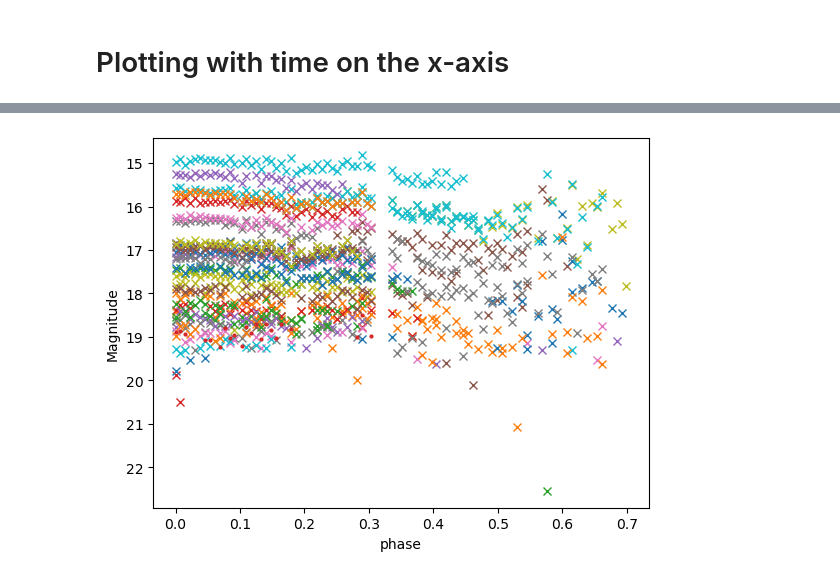
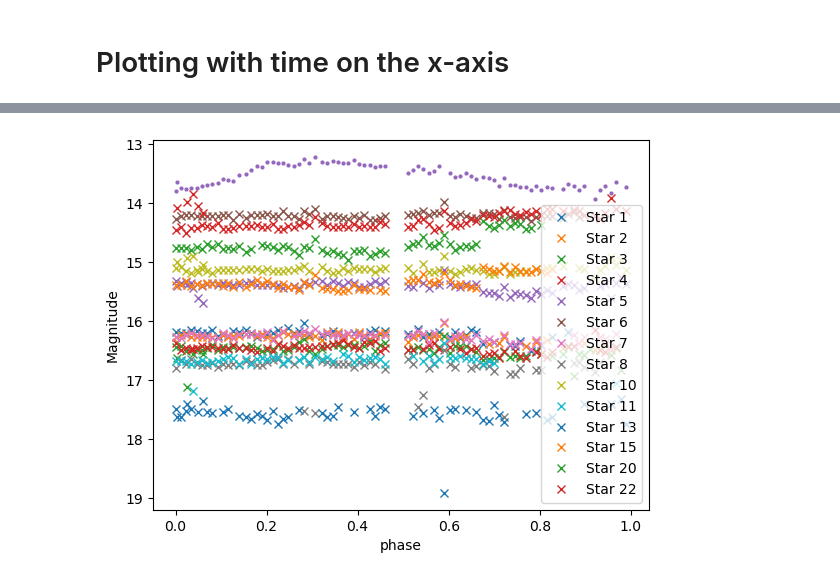
Before and after one commit to npi2015/Mphys-project, a Jupyter notebook: Notebooks/RZ_Cep_Red.ipynb, the cells around one changed output, grey strips where cells are left out. Drawn from its saved outputs; the diff is of its cells as text; code cells hidden in the pictures.

```diff
--- a/Notebooks/RZ_Cep_Red.ipynb
+++ b/Notebooks/RZ_Cep_Red.ipynb
@@ -367,5 +361,5 @@ for index, lst in enumerate(magnitude_list_standard_stars):
 # %%
-bad_stars_index = [0, 3, 4, 8, 9, 10, 13, 14, 16, 17, 18, 20, 21, 24, 27, 28, 29,30, 34, 36, 38, 39, 40, 41]
+bad_stars_index = [0,9,14,16,17,18,19,21,23]
 
 corrected_stars_index = [i for i in range(len(sources_first_array_no_duplicates)) if i not in bad_stars_index and i not in saturated_stars_and_RV_UMa]
 
@@ -410,0 +405,2 @@ plt.gca().invert_yaxis();
+# %%
+corrected_RV_UMa_magnitude[[47, 79]] = np.nan
@@ -429,6 +431,0 @@ Corrected RV UMa
-# %%
-for star in magnitude_list_standard_stars:
-    plt.plot(star, 'x')
-
-plt.plot(RV_UMa_magnitudes[0], 'o')
-plt.gca().invert_yaxis();
@@ -466,13 +461,13 @@ plt.ylabel('Magnitude');
 # %%
-period = 0.46806 # period in days
+period = 0.30868 # period in days
 phase = np.array(t)/period - np.floor(np.array(t)/period)
 # %%
 for index, star in enumerate(corrected_magnitudes):
     plt.plot(phase, star, 'x', label = f'Star {corrected_stars_index[index]}')
 plt.plot(phase, corrected_RV_UMa_magnitude, 'o', markersize = 2)
-# plt.legend()
+plt.legend()
 plt.gca().invert_yaxis();
 plt.xlabel('phase')
 plt.ylabel('Magnitude');
 # %% [output]
-[figure, old version]
+[figure, new version]
```
Also changed, not shown: parts of 15 cells of this notebook, 4 other files.
